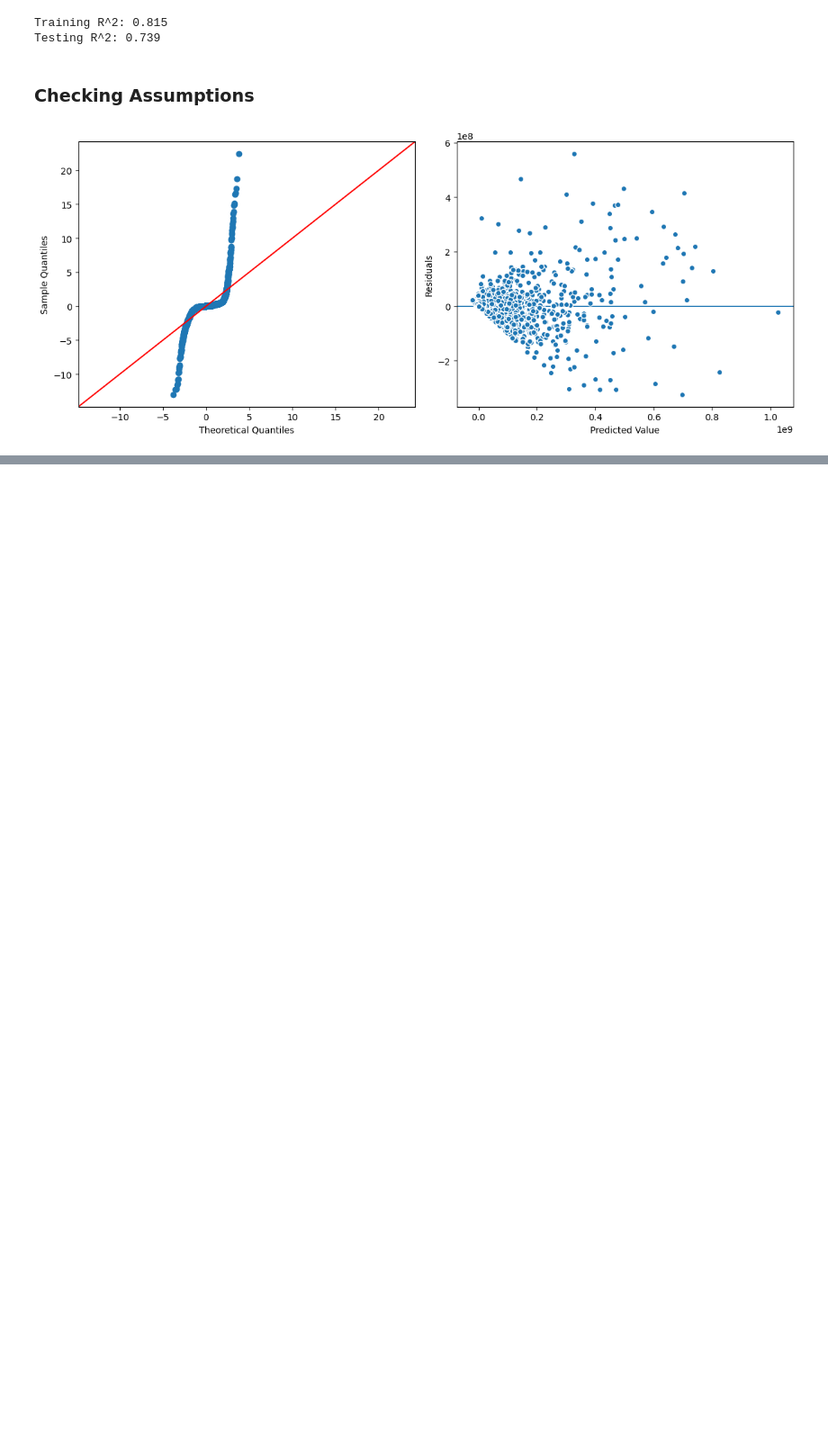
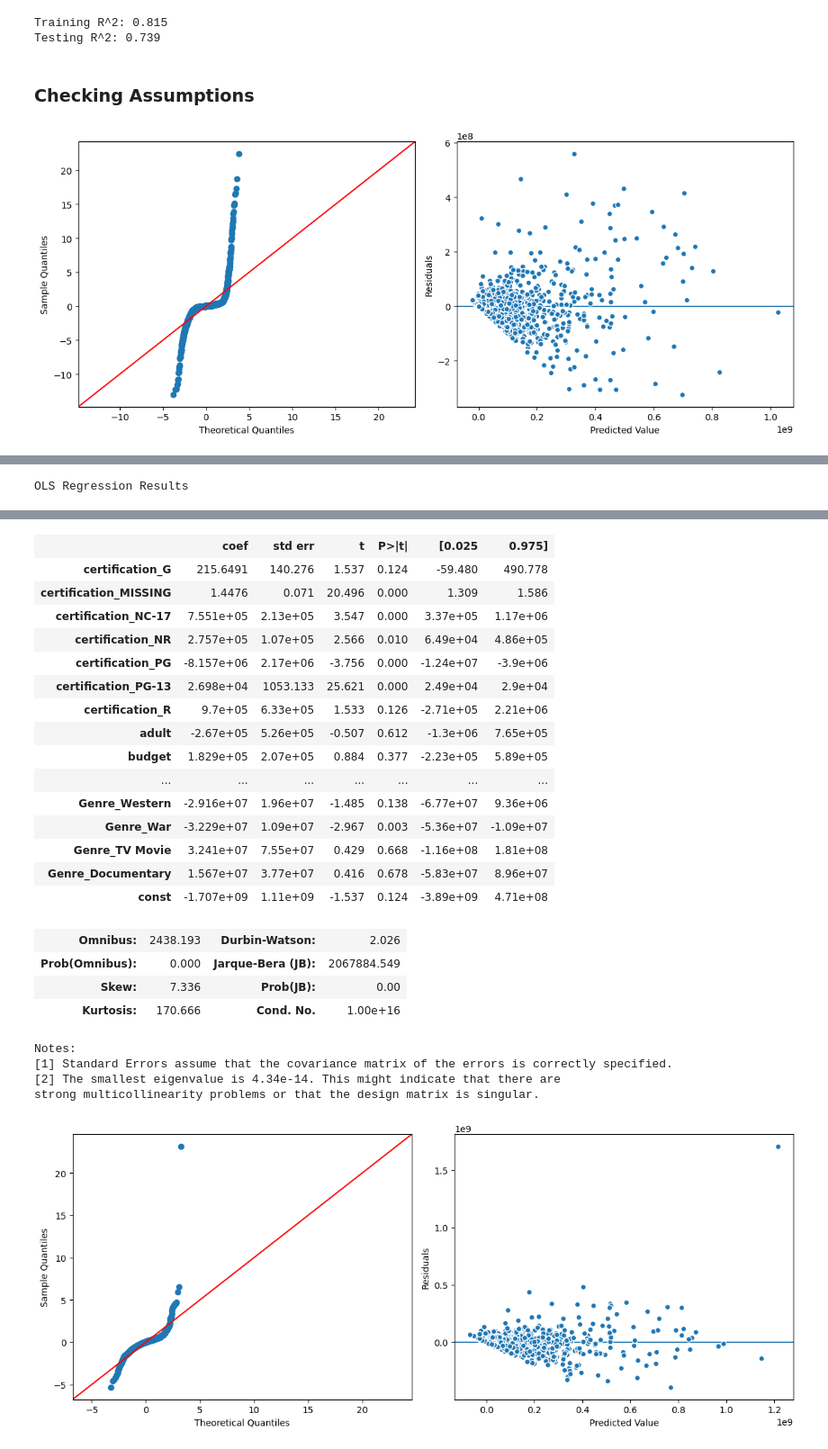
Before and after one commit to krisbarbier/SQL-Database-Creation-and-Python-Analysis, a Jupyter notebook: Project 3, Part 5 - Linear Regression Models.ipynb, the cells around one changed output, grey strips where cells are left out. Shown at 90% size. Drawn from its saved outputs; the diff is of its cells as text; code cells hidden in the pictures; blank space fills up the shorter version.

```diff
--- a/Project 3, Part 5 - Linear Regression Models.ipynb
+++ b/Project 3, Part 5 - Linear Regression Models.ipynb
@@ -491,0 +641,3 @@ evaluate_ols(result,X_train_df, y_train)
+# %%
+#Drop original release date column
+df = df.drop(columns = 'release_date')
@@ -491,0 +713,4 @@ evaluate_ols(result,X_train_df, y_train)
+# %%
+#Remove movies prior to 2000
+df = df.loc[ df['year']>=2000]
+df
@@ -491,0 +808,12 @@ evaluate_ols(result,X_train_df, y_train)
+# %%
+#Use function to make new x,y vars
+X_train_df, y_train, X_test_df, y_test = get_train_test_split(df)
+
+## instantiate an OLS model WITH the training data.
+model = sm.OLS(y_train, X_train_df)
+
+## Fit the model and view the summary
+result = model.fit()
+evaluate_ols(result,X_train_df,y_train)
+# %% [output]
+OLS Regression Results
@@ -491,0 +829,25 @@ evaluate_ols(result,X_train_df, y_train)
+|  | coef | std err | t | P>|t| | [0.025 | 0.975] |
+| certification_G | 215.6491 | 140.276 | 1.537 | 0.124 | -59.480 | 490.778 |
+| certification_MISSING | 1.4476 | 0.071 | 20.496 | 0.000 | 1.309 | 1.586 |
+| certification_NC-17 | 7.551e+05 | 2.13e+05 | 3.547 | 0.000 | 3.37e+05 | 1.17e+06 |
+| certification_NR | 2.757e+05 | 1.07e+05 | 2.566 | 0.010 | 6.49e+04 | 4.86e+05 |
+| certification_PG | -8.157e+06 | 2.17e+06 | -3.756 | 0.000 | -1.24e+07 | -3.9e+06 |
+| certification_PG-13 | 2.698e+04 | 1053.133 | 25.621 | 0.000 | 2.49e+04 | 2.9e+04 |
+| certification_R | 9.7e+05 | 6.33e+05 | 1.533 | 0.126 | -2.71e+05 | 2.21e+06 |
+| adult | -2.67e+05 | 5.26e+05 | -0.507 | 0.612 | -1.3e+06 | 7.65e+05 |
+| budget | 1.829e+05 | 2.07e+05 | 0.884 | 0.377 | -2.23e+05 | 5.89e+05 |
+| ... | ... | ... | ... | ... | ... | ... |
+| Genre_Western | -2.916e+07 | 1.96e+07 | -1.485 | 0.138 | -6.77e+07 | 9.36e+06 |
+| Genre_War | -3.229e+07 | 1.09e+07 | -2.967 | 0.003 | -5.36e+07 | -1.09e+07 |
+| Genre_TV Movie | 3.241e+07 | 7.55e+07 | 0.429 | 0.668 | -1.16e+08 | 1.81e+08 |
+| Genre_Documentary | 1.567e+07 | 3.77e+07 | 0.416 | 0.678 | -5.83e+07 | 8.96e+07 |
+| const | -1.707e+09 | 1.11e+09 | -1.537 | 0.124 | -3.89e+09 | 4.71e+08 |
+| Omnibus: | 2438.193 | Durbin-Watson: | 2.026 |
+| Prob(Omnibus): | 0.000 | Jarque-Bera (JB): | 2067884.549 |
+| Skew: | 7.336 | Prob(JB): | 0.00 |
+| Kurtosis: | 170.666 | Cond. No. | 1.00e+16 |
+Notes:
+[1] Standard Errors assume that the covariance matrix of the errors is correctly specified.
+[2] The smallest eigenvalue is 4.34e-14. This might indicate that there are
+strong multicollinearity problems or that the design matrix is singular.
+[figure, added]
```
Also changed, not shown: parts of 64 cells of this notebook.
